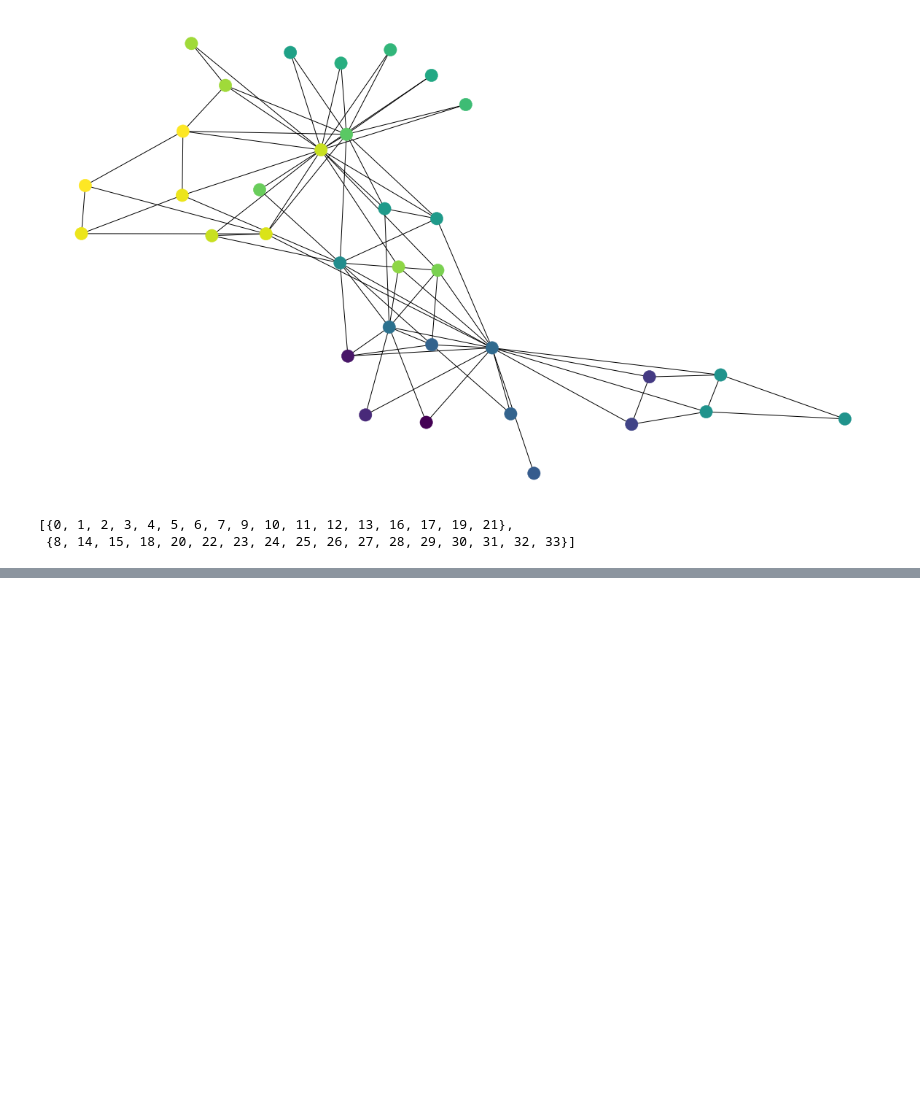
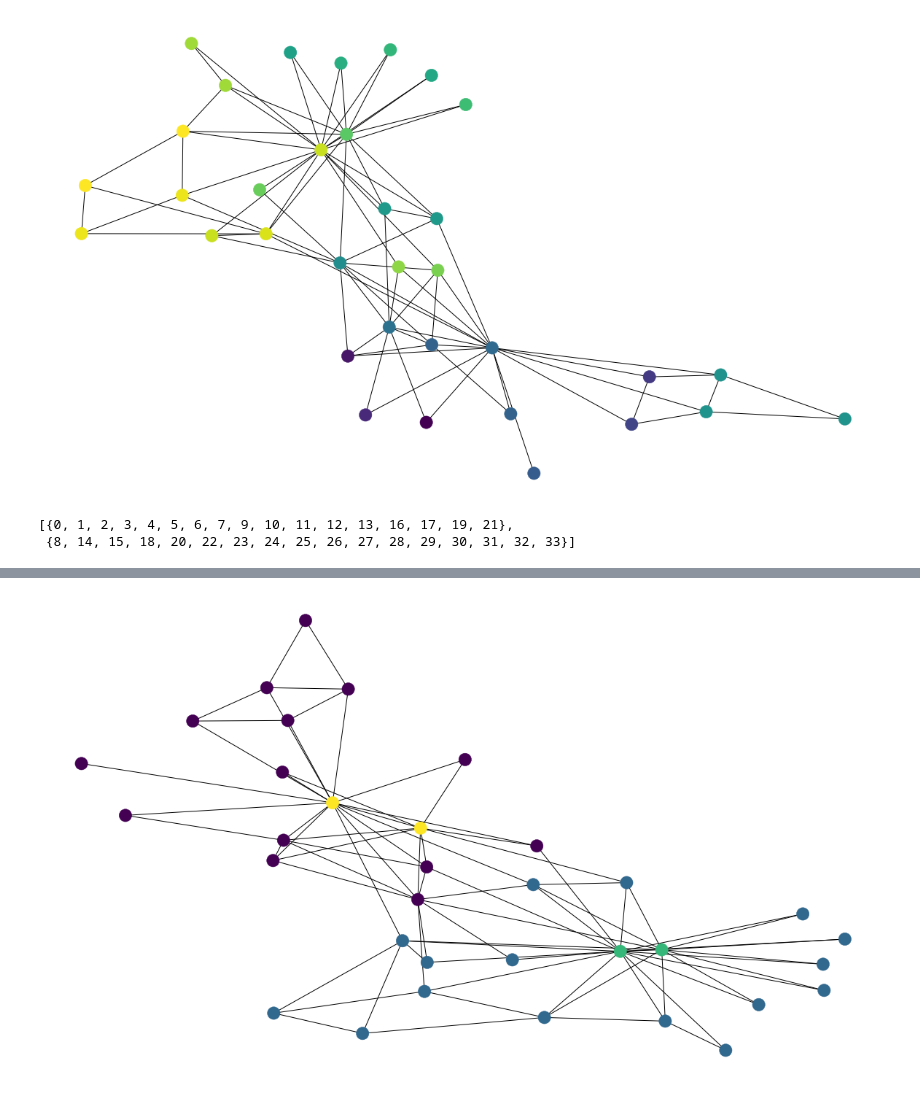
Before and after one commit to KevMCh/GraphMiningCourse, a Jupyter notebook: Communities.ipynb, the cells around one changed output, grey strips where cells are left out. Cells and saved outputs as stored; diff of their text form; code cells hidden in the pictures; blank space fills up the shorter version.

```diff
--- a/Communities.ipynb
+++ b/Communities.ipynb
@@ -80,0 +131,8 @@ nx.draw(g, node_color=colours)
+# %%
+number_of_clusters = 4
+
+agglomerative = cluster.AgglomerativeClustering(n_clusters=number_of_clusters, linkage="ward")
+agglomerative.fit(adj)
+
+resultAgglomerative = list(agglomerative.labels_)
+resultAgglomerative
@@ -80,0 +157,5 @@ nx.draw(g, node_color=colours)
+# %%
+colours = createColoursFromSklearn(g, resultAgglomerative)
+nx.draw(g, node_color=colours)
+# %% [output]
+[figure, added]
```
Also changed, not shown: parts of 10 cells of this notebook.
